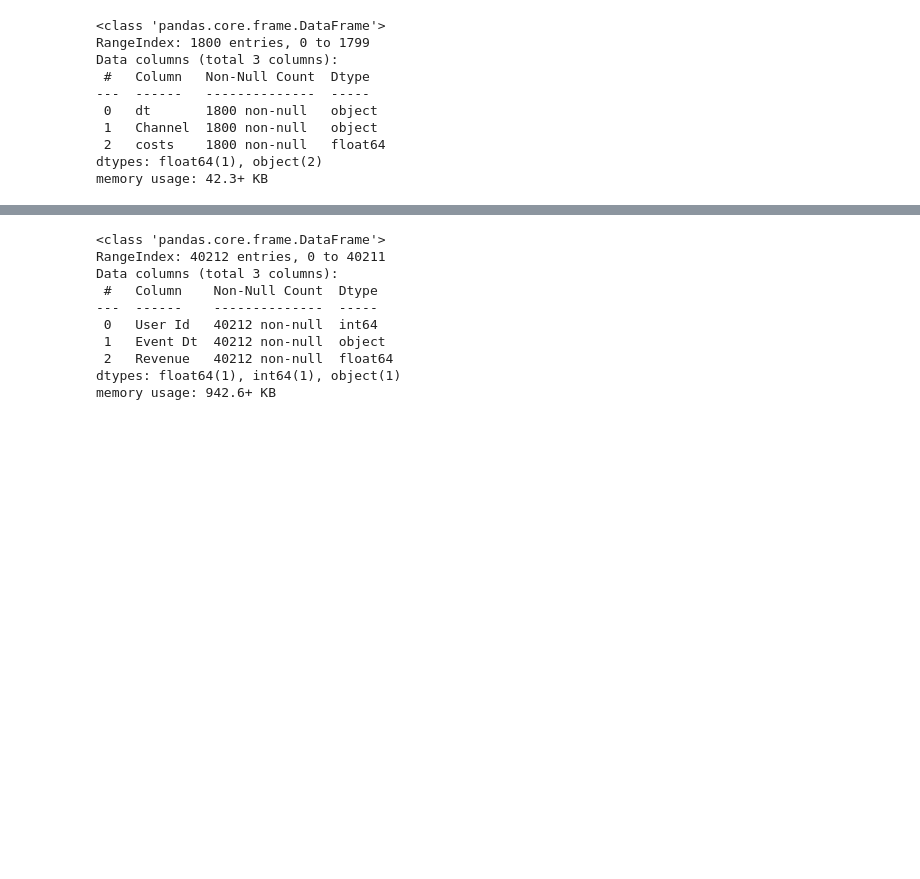
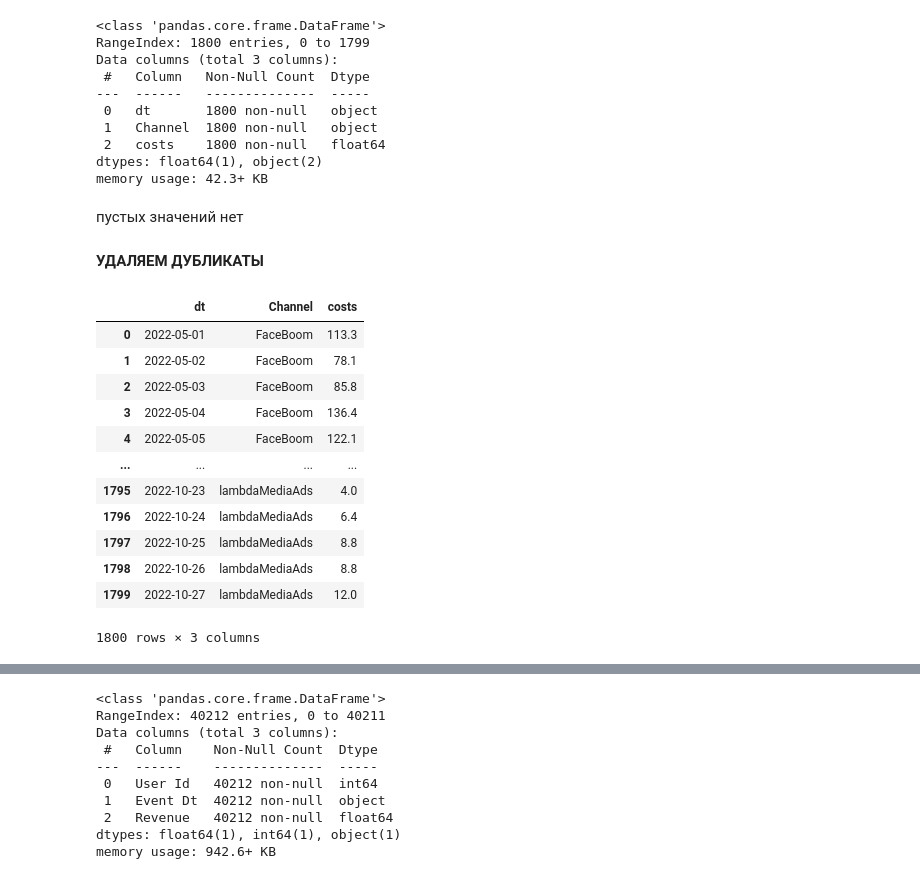
Before and after one commit to morfin264/marketing, a Jupyter notebook: Report_C1.ipynb, the cells around one changed output, grey strips where cells are left out. Saved outputs shown, nothing was run; the diff lists cells and outputs as text; code cells hidden in the pictures; blank space fills up the shorter version.

```diff
--- a/Report_C1.ipynb
+++ b/Report_C1.ipynb
@@ -35,7 +36,7 @@ import pandas as pd
 # %% [markdown]
 загружаю данные в формате csv
 # %%
-expenses=pd.read_csv('/home/user1/Desktop/сессии/expenses.csv')
+expenses=pd.read_csv('c:\\Users\\kikot\\OneDrive\Рабочий стол\expenses.csv')
 expenses.head()#вывожу 5 строк для компактности
 # %% [output]
 |  | dt | Channel | costs |
@@ -85,3 +101,23 @@ Data columns (total 3 columns):
  2   costs    1800 non-null   float64
 dtypes: float64(1), object(2)
 memory usage: 42.3+ KB
+# %% [markdown]
+пустых значений нет
+# %% [markdown]
+**УДАЛЯЕМ ДУБЛИКАТЫ**
+# %%
+expenses.drop_duplicates()
+# %% [output]
+|  | dt | Channel | costs |
+| 0 | 2022-05-01 | FaceBoom | 113.3 |
+| 1 | 2022-05-02 | FaceBoom | 78.1 |
+| 2 | 2022-05-03 | FaceBoom | 85.8 |
+| 3 | 2022-05-04 | FaceBoom | 136.4 |
+| 4 | 2022-05-05 | FaceBoom | 122.1 |
+| ... | ... | ... | ... |
+| 1795 | 2022-10-23 | lambdaMediaAds | 4.0 |
+| 1796 | 2022-10-24 | lambdaMediaAds | 6.4 |
+| 1797 | 2022-10-25 | lambdaMediaAds | 8.8 |
+| 1798 | 2022-10-26 | lambdaMediaAds | 8.8 |
+| 1799 | 2022-10-27 | lambdaMediaAds | 12.0 |
+1800 rows × 3 columns
```
Also changed, not shown: parts of 31 cells of this notebook.
